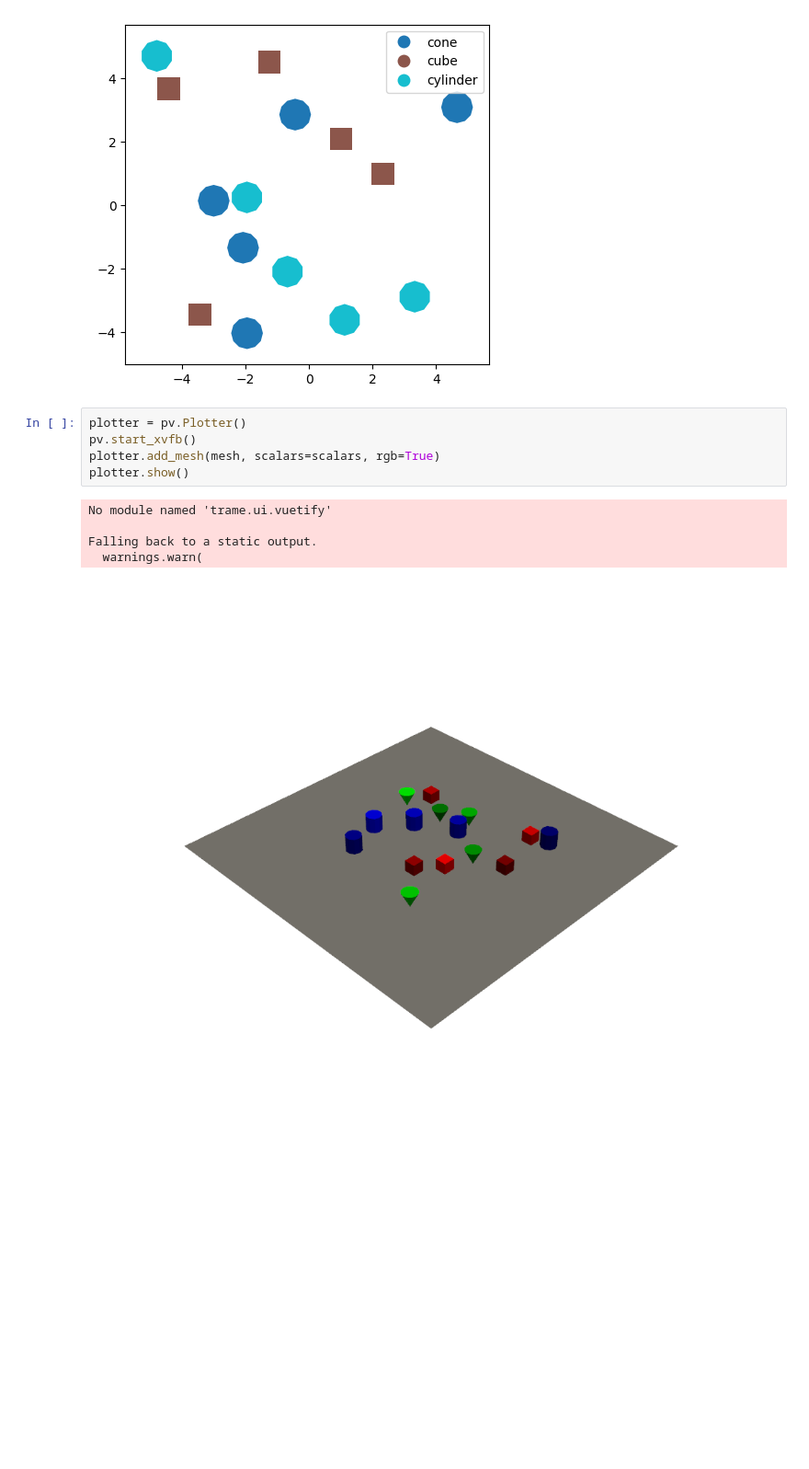
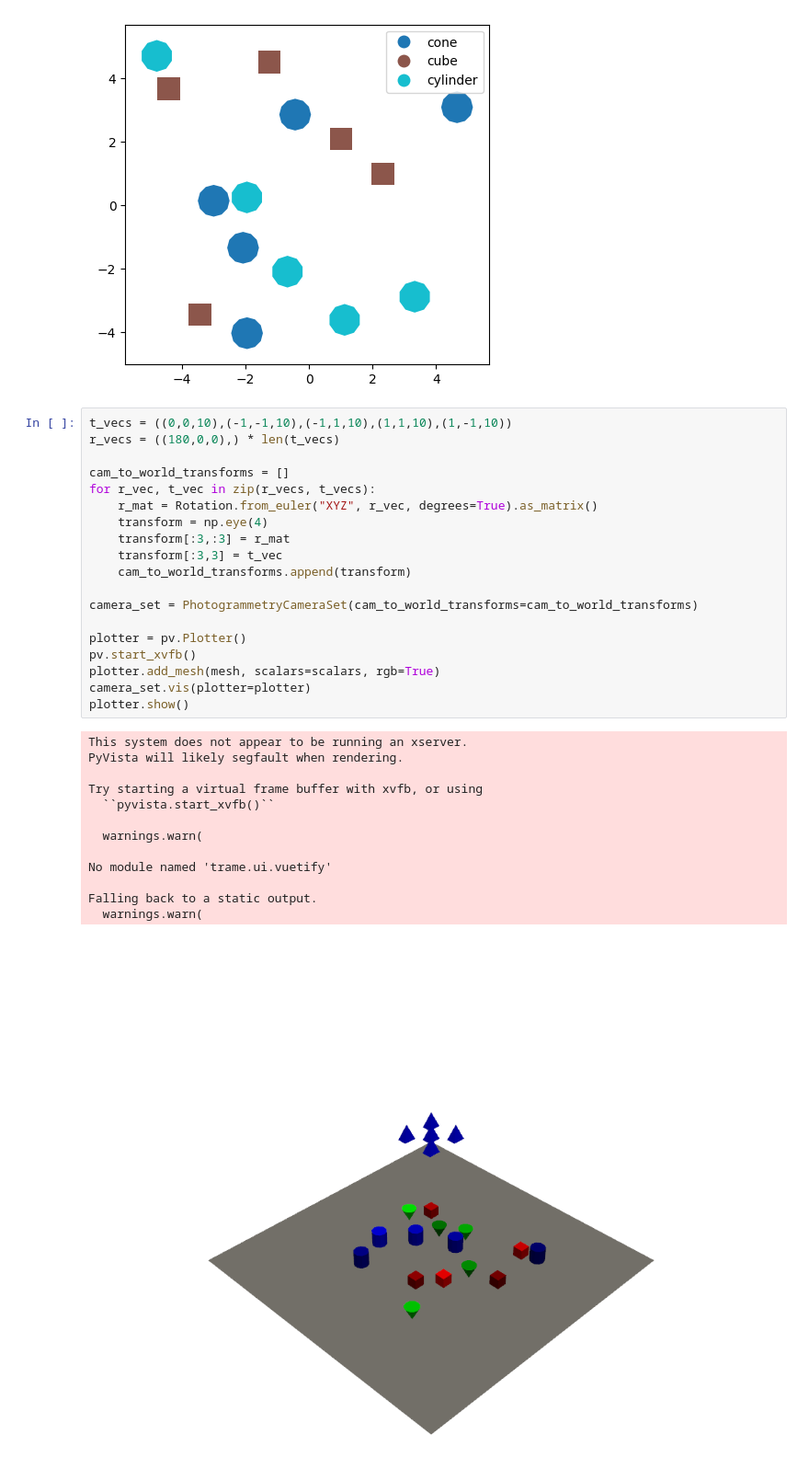
Before and after one commit to open-forest-observatory/geograypher, a Jupyter notebook: examples/concept_figure.ipynb, the cells around one changed output. Shown at 92% size. Saved outputs shown, nothing was run; the diff lists cells and outputs as text; blank space fills up the shorter version.

Commit message:
Add new examples with cameras

```diff
--- a/examples/concept_figure.ipynb
+++ b/examples/concept_figure.ipynb
@@ -150,14 +152,36 @@ labels_gdf.plot("name", legend=True)
 # %% [output]
 <Axes: >
 [figure]
-# %%
-plotter = pv.Plotter()
-pv.start_xvfb()
-plotter.add_mesh(mesh, scalars=scalars, rgb=True)
-plotter.show()
-# %% [output]
-No module named 'trame.ui.vuetify'
-
-Falling back to a static output.
-  warnings.warn(
-[figure, removed]
+# %%
+t_vecs = ((0,0,10),(-1,-1,10),(-1,1,10),(1,1,10),(1,-1,10))
+r_vecs = ((180,0,0),) * len(t_vecs)
+
+cam_to_world_transforms = []
+for r_vec, t_vec in zip(r_vecs, t_vecs):
+    r_mat = Rotation.from_euler("XYZ", r_vec, degrees=True).as_matrix()
+    transform = np.eye(4)
+    transform[:3,:3] = r_mat
+    transform[:3,3] = t_vec
+    cam_to_world_transforms.append(transform)
+
+camera_set = PhotogrammetryCameraSet(cam_to_world_transforms=cam_to_world_transforms)
+
+plotter = pv.Plotter()
+pv.start_xvfb()
+plotter.add_mesh(mesh, scalars=scalars, rgb=True)
+camera_set.vis(plotter=plotter)
+plotter.show()
+# %% [output]
+This system does not appear to be running an xserver.
+PyVista will likely segfault when rendering.
+
+Try starting a virtual frame buffer with xvfb, or using
+  ``pyvista.start_xvfb()``
+
+  warnings.warn(
+
+No module named 'trame.ui.vuetify'
+
+Falling back to a static output.
+  warnings.warn(
+[figure, added]
```
Also changed, not shown: parts of 2 cells of this notebook.
